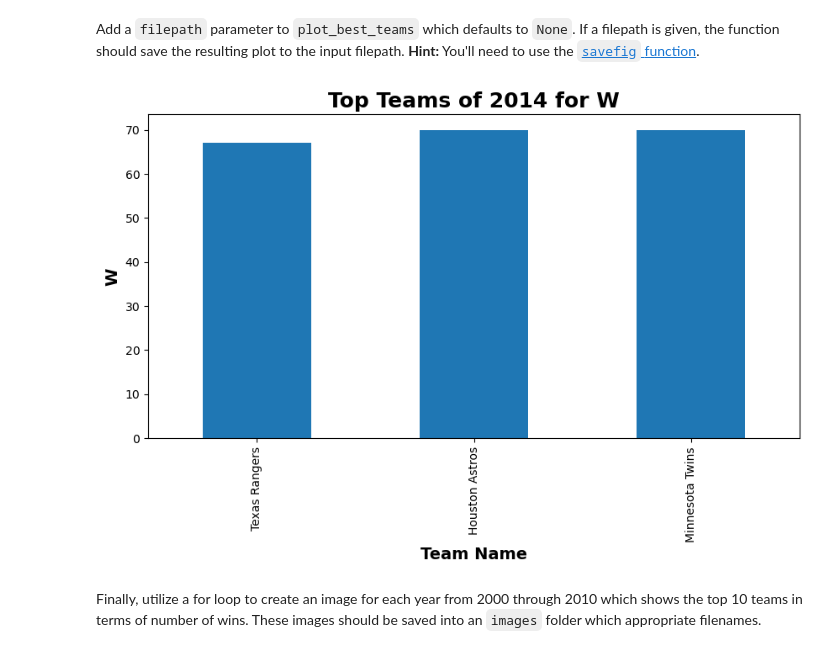
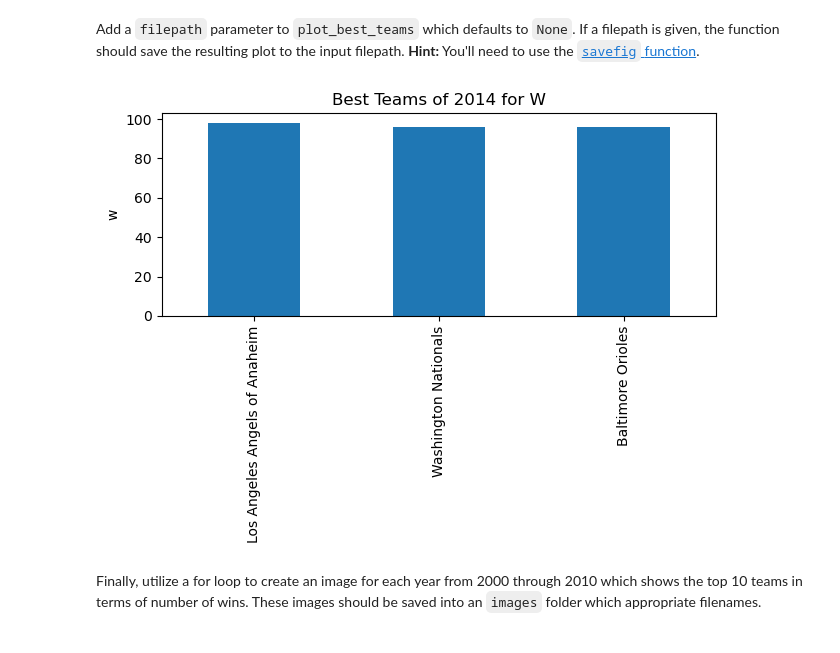
Before and after one commit to NSS-Data-Analytics-Cohort-11/loops-functions-practice-eemchadwick, a Jupyter notebook: notebooks/Loops_and_Functions_Practice.ipynb, the cells around one changed output. Saved outputs shown, nothing was run; the diff lists cells and outputs as text; code cells hidden in the pictures.

```diff
--- a/notebooks/Loops_and_Functions_Practice.ipynb
+++ b/notebooks/Loops_and_Functions_Practice.ipynb
@@ -313,22 +338,36 @@ plot_best_teams(year=2014, n=3, league="AL")
 # %% [markdown]
 Add a `filepath` parameter to `plot_best_teams` which defaults to `None`. If a filepath is given, the function should save the resulting plot to the input filepath. **Hint:** You'll need to use the [`savefig` function](https://matplotlib.org/stable/api/_as_gen/matplotlib.pyplot.savefig.html).
+# %%
+#from Dibran:
+
+def plot_best_teams(year, n=5, stat='w', league='both', ascending=False, filepath = None):
+    teams = get_best_teams(year, n=n, stat=stat, league=league, ascending=ascending)
+    teams.plot(kind="bar", x="name", y=stat, legend=False)
+    plt.ylabel(stat)
+    plt.xlabel(None)
+    plt.title(f'Best Teams of {year} for {stat.title()}')
+
+    if filepath:
+        plt.tight_layout()
+        plt.savefig(filepath)
 # %%
-def plot_best_teams(year, n=5, league="both", stat='w', ascending=True, filepath = 'None'):
-    ans = teams.loc[(teams['yearid']== year) & (teams['lgid']== league)].sort_values(stat, ascending=ascending).head(n)
-    ans.plot(kind = "bar", figsize=(10,5), x = 'name', y = stat, legend=None)
-    plt.title(f'Top Teams of {year} for {stat.title()}',  #the .title capitalizes the first letter
-             fontsize = 18,
-             fontweight = 'bold')
-    plt.xlabel('Team Name', fontsize = 14, fontweight ='bold')
-    plt.xticks(rotation=90)
-    plt.ylabel(stat.title(), fontsize = 14, fontweight = 'bold')
-    if filepath == None:
-        pass
-    else:
-        plt.savefig(filepath)
+#my solution:
+# def plot_best_teams(year, n=5, league="both", stat='w', ascending=True, filepath = 'None'):
+#     ans = teams.loc[(teams['yearid']== year) & (teams['lgid']== league)].sort_values(stat, ascending=ascending).head(n)
+#     ans.plot(kind = "bar", figsize=(10,5), x = 'name', y = stat, legend=None)
+#     plt.title(f'Top Teams of {year} for {stat.title()}',  #the .title capitalizes the first letter
+#              fontsize = 18,
+#              fontweight = 'bold')
+#     plt.xlabel('Team Name', fontsize = 14, fontweight ='bold')
+#     plt.xticks(rotation=90)
+#     plt.ylabel(stat.title(), fontsize = 14, fontweight = 'bold')
+#     if filepath == None:
+#         pass
+#     else:
+#         plt.savefig(filepath)
-# %%
-plot_best_teams(year=2014, n=3, league="AL", filepath = "../best_teams.png")
-# %% [output]
-[figure, removed]
+# %%
+plot_best_teams(year=2014, n=3, filepath = "../best_teams.png")
+# %% [output]
+[figure, added]
 # %% [markdown]
 Finally, utilize a for loop to create an image for each year from 2000 through 2010 which shows the top 10 teams in terms of number of wins. These images should be saved into an `images` folder which appropriate filenames.
```
Also changed, not shown: parts of 29 cells of this notebook, 12 other files.
